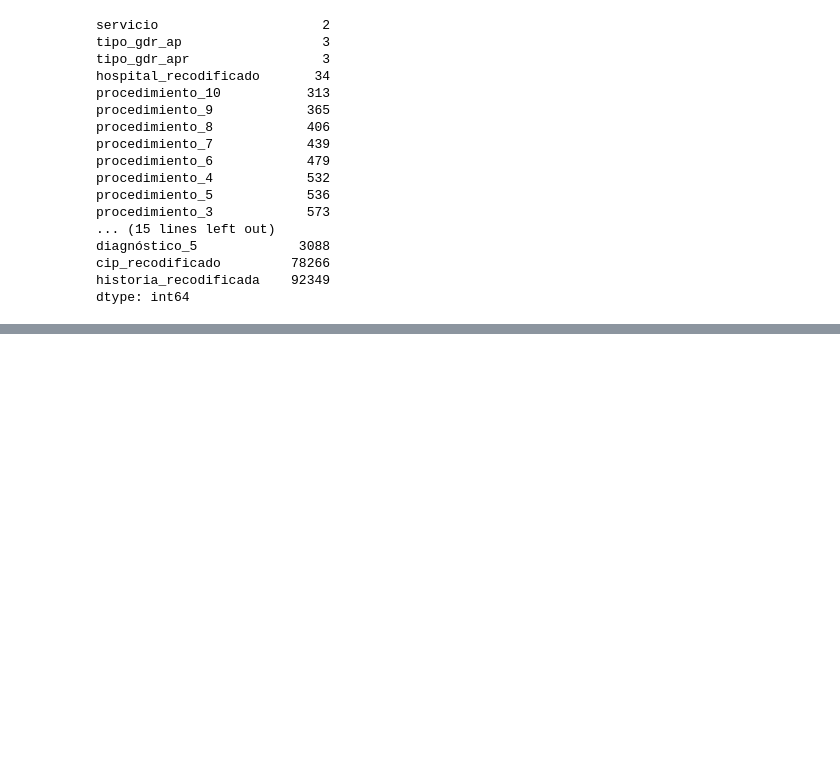
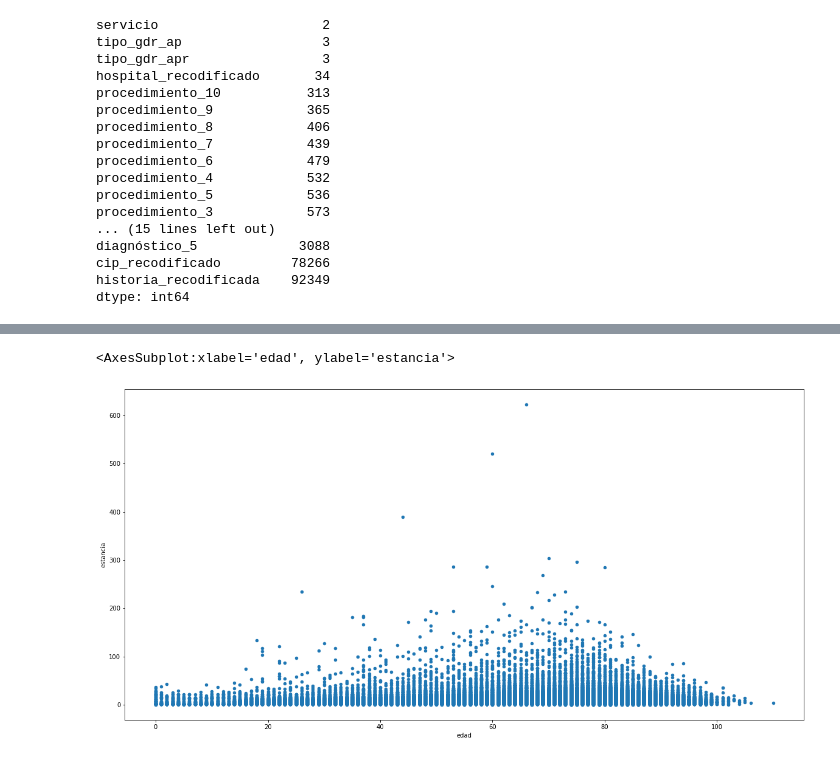
Before and after one commit to carlosgomezgil99/TFM, a Jupyter notebook: TFM_Carlos.ipynb, the cells around one changed output, grey strips where cells are left out. Drawn from its saved outputs; the diff is of its cells as text; code cells hidden in the pictures; blank space fills up the shorter version.

```diff
--- a/TFM_Carlos.ipynb
+++ b/TFM_Carlos.ipynb
@@ -209,0 +325,5 @@ df.corr().style.background_gradient('RdYlGn')
+# %%
+df.plot(x='edad',y='estancia',kind='scatter',figsize=(20,10))
+# %% [output]
+<AxesSubplot:xlabel='edad', ylabel='estancia'>
+[figure, added]
```
Also changed, not shown: parts of 26 cells of this notebook.
